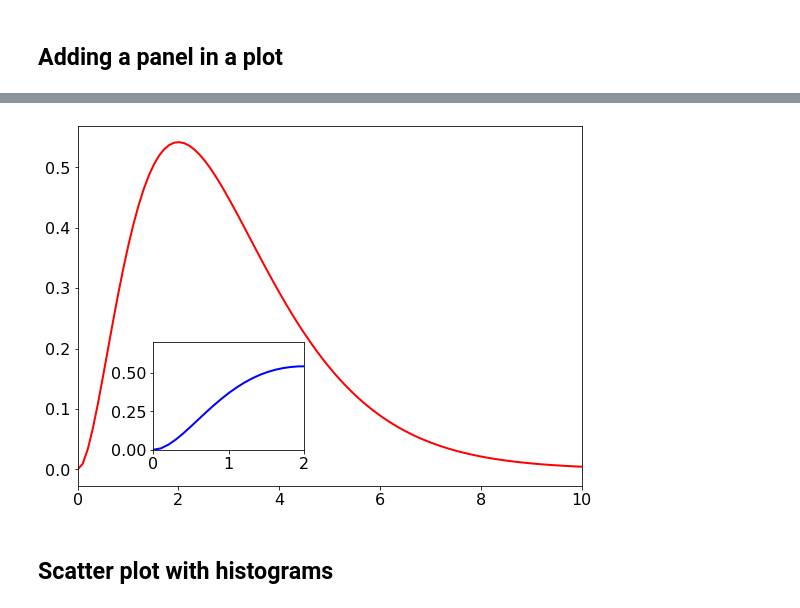
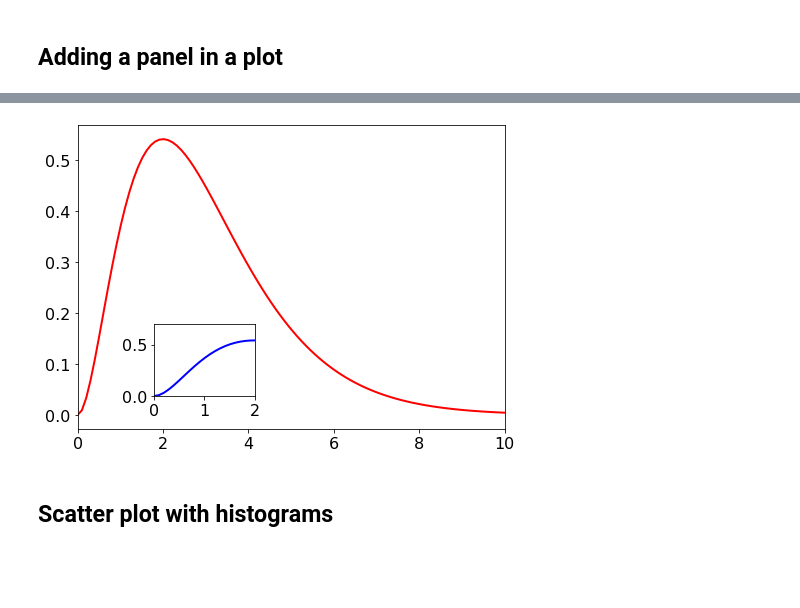
Before and after one commit to bgiacoma/introduction-to-python, a Jupyter notebook: 03_Matplotlib.ipynb, the cells around one changed output, grey strips where cells are left out. Saved outputs shown, nothing was run; the diff lists cells and outputs as text; code cells hidden in the pictures; blank space fills up the shorter version.

```diff
--- a/03_Matplotlib.ipynb
+++ b/03_Matplotlib.ipynb
@@ -265,23 +273,20 @@ plt.show()
 # %%
-#plt.close()
-ax1 = plt.axes([0.0,0.0,1.0,1.0]) #[xmin, ymin, xmax, ymax]
-ax2 = plt.axes([0.15,0.1,0.3,0.3])
+plt.close()
+fig, main_ax = plt.subplots()
+inset_ax = fig.add_axes([.25, .2, .2, .2]) #(left, bottom, width, height)
 
 x = np.linspace(0.,10.,100)
 y = x**2*np.exp(-x)
 
-l1 = ax1.plot(x,y,'-r',lw=2)
-ax1.set_xlim(0.,10.)
+main_ax.plot(x,y,'-r',lw=2)
+main_ax.set_xlim(0.,10.)
 
-l2 = ax2.plot(x,y,'-r',lw=2)
-ax2.set_xlim(0,2)
-ax2.set_ylim(0,0.7)
-
-l2[0].set_color('blue')
-
+inset_ax.plot(x,y,'-r',lw=2, c='blue')
+inset_ax.set_xlim(0,2)
+inset_ax.set_ylim(0,0.7)
 plt.show()
 # %% [output]
-[figure, old version]
+[figure, new version]
 # %%
 plt.close()
 # %% [markdown]
```
Also changed, not shown: parts of 7 cells of this notebook.
